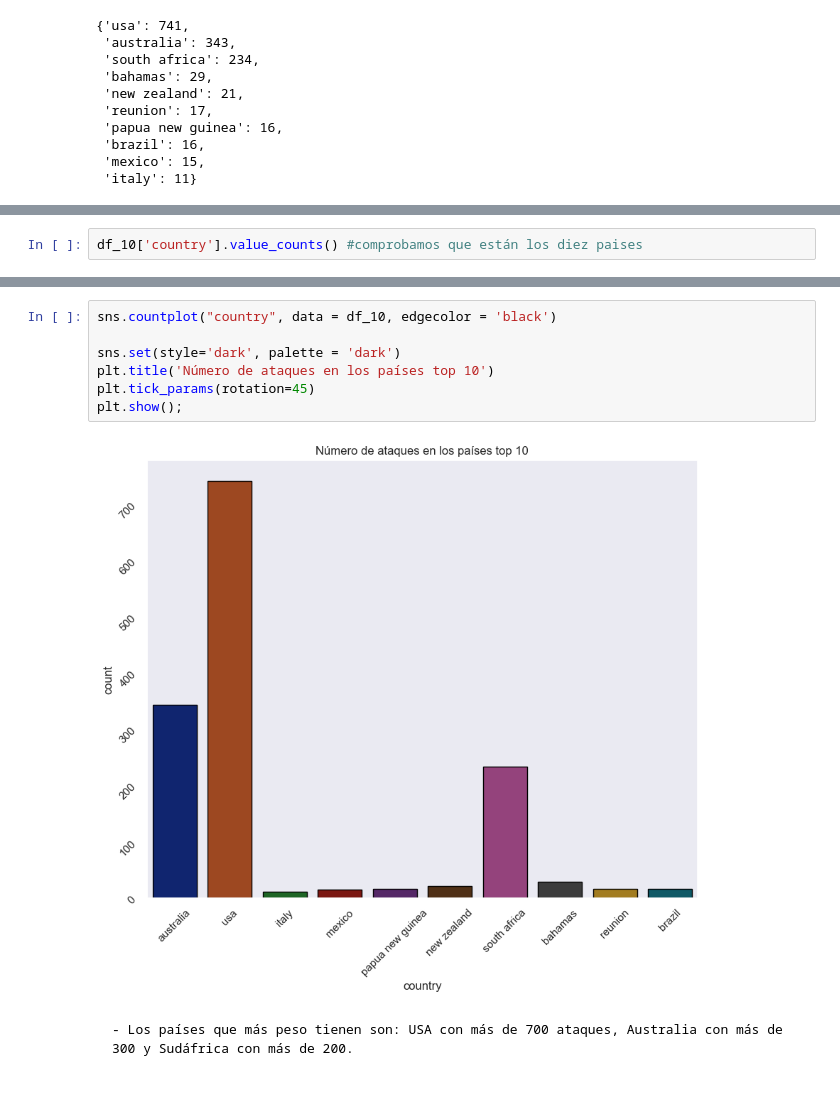
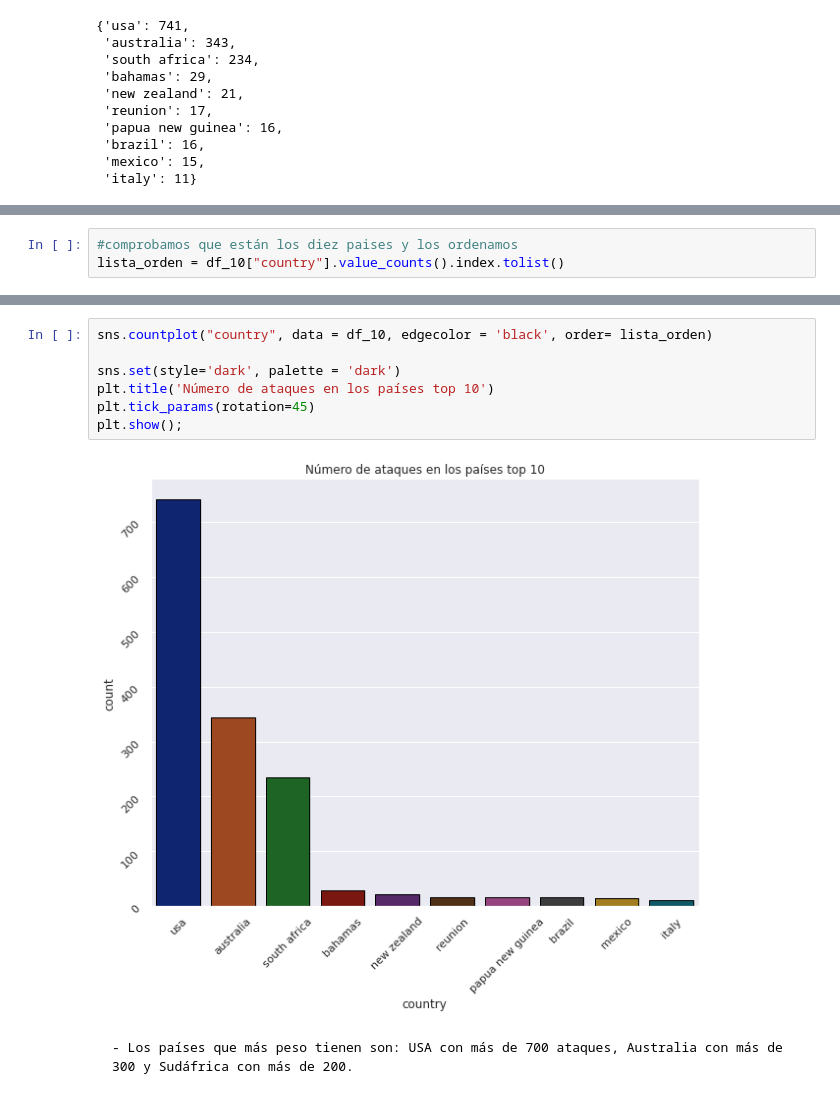
Before and after one commit to Adalab/DA-promo-c-modulo-2-sprint-2-Anahi-Mai, a Jupyter notebook: EDA/pp_eda_III.ipynb, the cells around one changed output, grey strips where cells are left out. Cells and saved outputs as stored; diff of their text form.

```diff
--- a/EDA/pp_eda_III.ipynb
+++ b/EDA/pp_eda_III.ipynb
@@ -123,2 +123,3 @@ df_10
 # %%
-df_10['country'].value_counts() #comprobamos que están los diez paises
+#comprobamos que están los diez paises y los ordenamos
+lista_orden = df_10["country"].value_counts().index.tolist()
@@ -137,12 +126,12 @@ Name: country, dtype: int64
 # %%
-sns.countplot("country", data = df_10, edgecolor = 'black')
+sns.countplot("country", data = df_10, edgecolor = 'black', order= lista_orden)
 
 sns.set(style='dark', palette = 'dark')
 plt.title('Número de ataques en los países top 10')
 plt.tick_params(rotation=45)
 plt.show();
 # %% [output]
-[figure, old version]
+[figure, new version]
 # %% [markdown]
     - Los países que más peso tienen son: USA con más de 700 ataques, Australia con más de 300 y Sudáfrica con más de 200.
 # %% [markdown]
```
Also changed, not shown: parts of 12 cells of this notebook, 10 other files.
